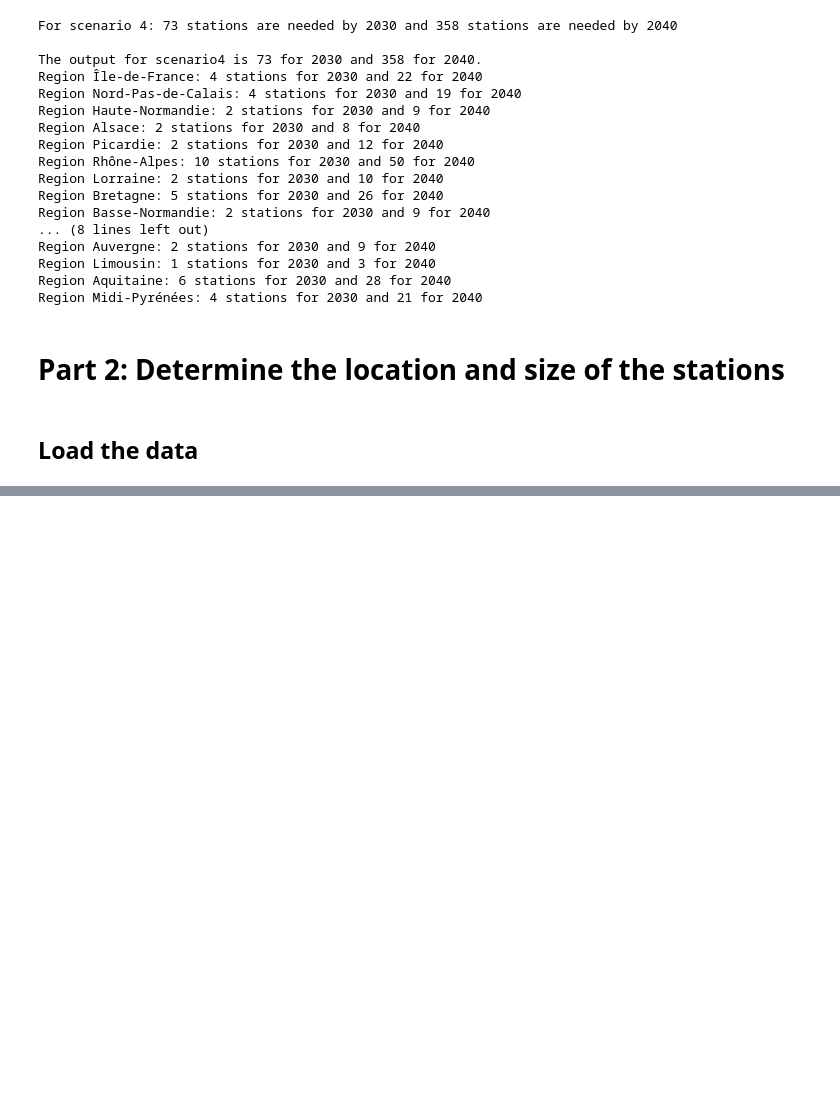
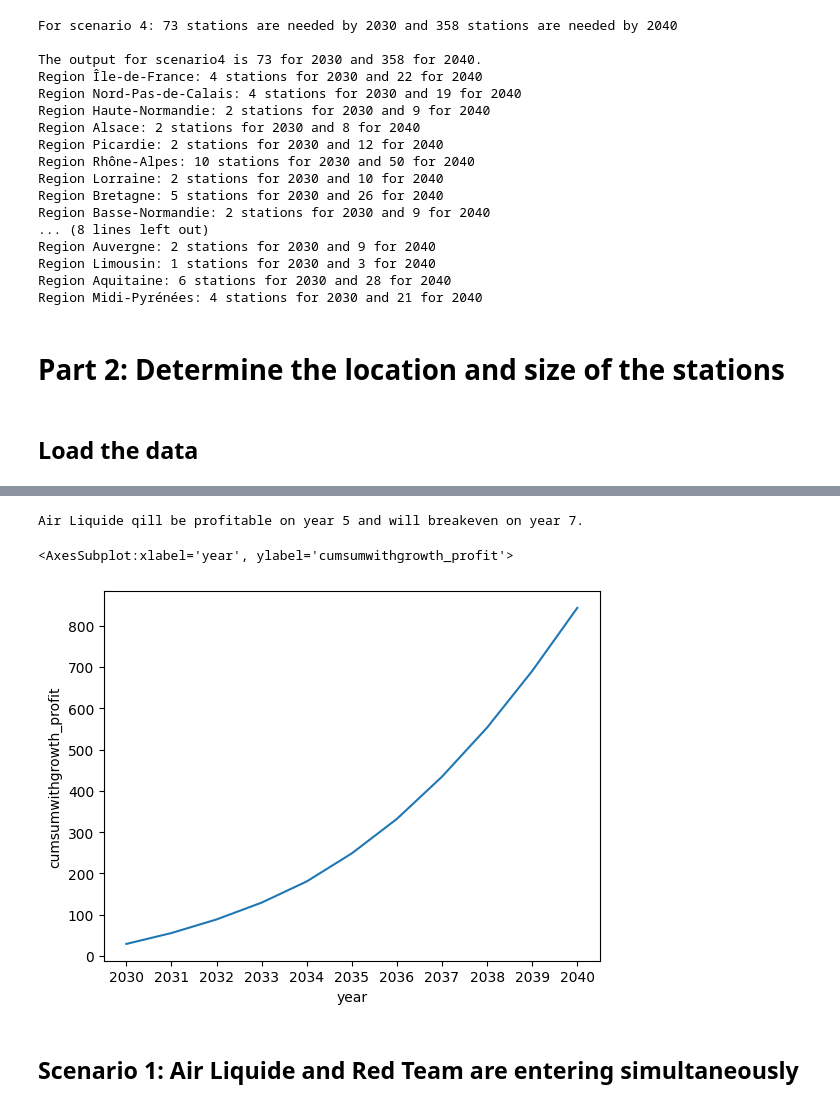
Before and after one commit to Hypatia-II/H2_stations_network, a Jupyter notebook: notebook.ipynb, the cells around one changed output, grey strips where cells are left out. Saved outputs shown, nothing was run; the diff lists cells and outputs as text; code cells hidden in the pictures; blank space fills up the shorter version.

Commit message:
Add part3 scenario 1 and 2
Signed-off-by: Lea Chader <lea.chader@hec.edu>

```diff
--- a/notebook.ipynb
+++ b/notebook.ipynb
@@ -225,8 +246,12 @@ TypeError: StationLocator.__init__() got an unexpected keyword argument 'path_co
 # %%
 # update jsons inputs based on scenario and year you want to look at
 scenarios = Scenarios(shap_files, csvs, jsons, path_conf="params/config.json")
-top_locations = scenarios.distribute_locations(sorted_locations = sorted_locations,region_breakdown = jsons['output_scenario1']["num_stations_2030"])
+region_breakdown = jsons['output_scenario2']["num_stations_2040"] + jsons['output_scenario2']["num_stations_2030"]
+top_locations = scenarios.distribute_locations(sorted_locations = sorted_locations,region_breakdown = region_breakdown)
+regions_dem = jsons['output_refills_scenario2']["RT_2040_total"] + jsons['output_refills_scenario2']["RT_2030_total"]
+top_locations = list(zip(top_locations[0], top_locations[1]))
+#polygons = scenarios.merge_closest_points(top_locations)
+new_points = scenarios.fix_locations(top_locations)
+polygons = scenarios.merge_closest_points(new_points)
+score_total = sum([score for i, score in top_locations])
+final_points = scenarios.get_size_station(regions_dem, polygons, score_total)
-# %%
-polygons = scenarios.merge_closest_points(top_locations)
-new_points = scenarios.fix_locations(polygons)
-final_points = scenarios.get_size_station(new_points)
@@ -244,0 +258,6 @@ load_profit_by_station = scenarios.profitability_by_station(final_points, region
+# %%
+competition_scenarios = Competition_Scenarios(jsons, path_conf='params/config.json', scenario="scenario1")
+final_points_scenario1 = competition_scenarios.stations_per_year(final_points)
+operation_profit_scenario1 = competition_scenarios.calculate_yearly_op_profit(final_points_scenario1)
+cost_yearly_scenario1 = competition_scenarios.get_profitability_by_year(operation_profit_scenario1)
+cost_yearly_scenario1
@@ -244,0 +277,11 @@ load_profit_by_station = scenarios.profitability_by_station(final_points, region
+# %%
+profitable_year = cost_yearly_scenario1["total_profit"].gt(0).idxmax()
+breakenven_year = cost_yearly_scenario1["total_profit_cumsum"].gt(0).idxmax()
+print(f"Air Liquide qill be profitable on year {profitable_year} and will breakeven on year {breakenven_year}.")
+sns.lineplot(data=cost_yearly_scenario1, x="year", y="cumsumwithgrowth_profit")
+# %% [output]
+Air Liquide qill be profitable on year 5 and will breakeven on year 7.
+<AxesSubplot:xlabel='year', ylabel='cumsumwithgrowth_profit'>
+[figure, added]
+# %% [markdown]
+## Scenario 1: Air Liquide and Red Team are entering simultaneously
```
Also changed, not shown: parts of 18 cells of this notebook, 4 other files.
